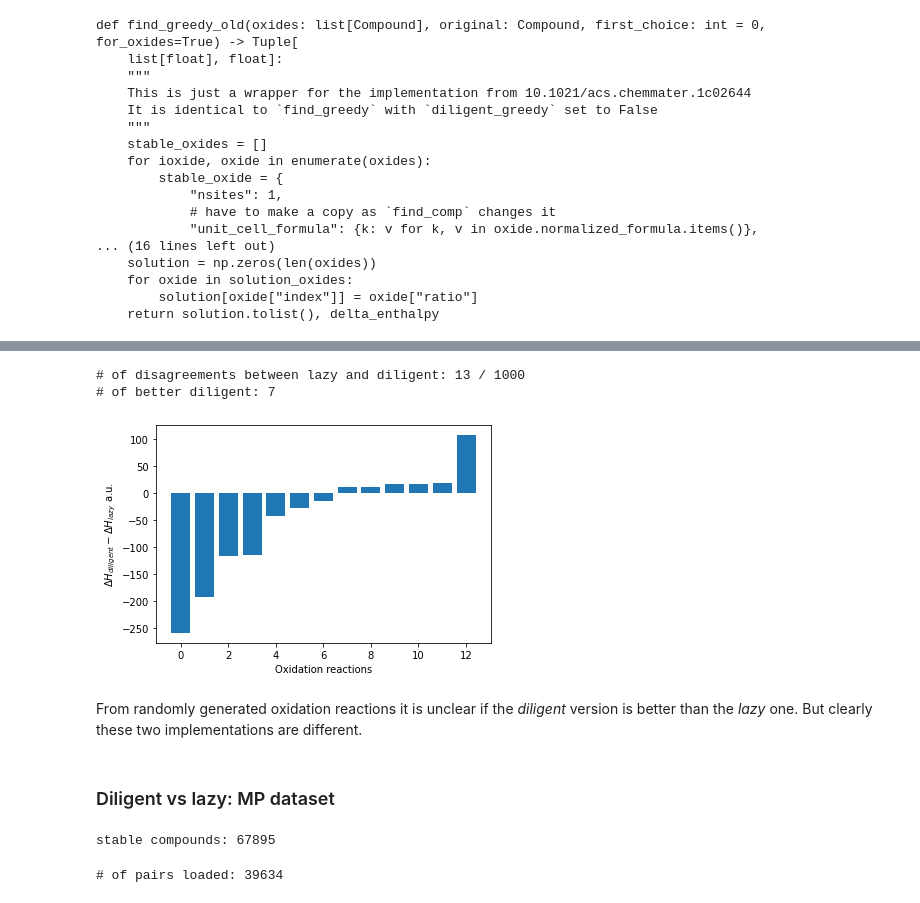
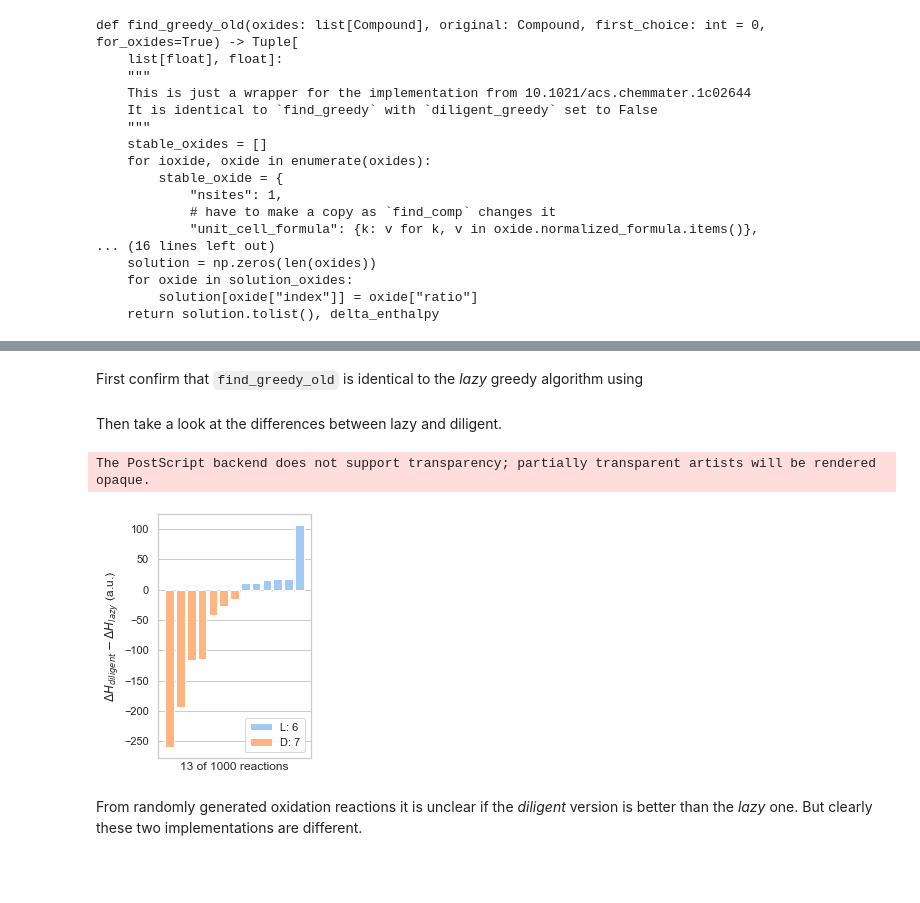
Before and after one commit to qai222/whygreedy, a Jupyter notebook: part1.ipynb, the cells around one changed output, grey strips where cells are left out. Saved outputs shown, nothing was run; the diff lists cells and outputs as text; code cells hidden in the pictures; blank space fills up the shorter version.

```diff
--- a/part1.ipynb
+++ b/part1.ipynb
@@ -133,23 +216,2 @@ def calculate_diligent_vs_lazy_oxides(pair: list[Compound, list[Compound]]):
-# %%
-def visualize_diligent_vs_lazy(records, yunit="eV/atom"):
-    nonzerodh_diff = []
-    for i, record in enumerate(records):
-        dh_old = record["dh_old"]
-        dh_lazy = record["dh_lazy"]
-        dh_diligent = record["dh_diligent"]
-        if not is_close_to_zero(dh_diligent - dh_old):
-            nonzerodh_diff.append(dh_diligent - dh_old)
-    fig, ax = plt.subplots()
-    ax.bar(range(len(nonzerodh_diff)), sorted(nonzerodh_diff))
-    ax.set_xlabel("Oxidation reactions")
-    ax.set_ylabel(r"$\Delta H_{diligent} - \Delta H_{lazy}$" + " {}".format(yunit))
-    print("# of disagreements between lazy and diligent:", len(nonzerodh_diff), "/", len(records))
-    print("# of better diligent:", len([diff for diff in nonzerodh_diff if diff < 0]))
-    return fig
-
-fig = visualize_diligent_vs_lazy(records_random_diligent_vs_lazy, yunit="a.u.")
-fig.savefig("data/float/diligent_vs_lazy_random.eps")
-# %% [output]
-# of disagreements between lazy and diligent: 13 / 1000
-# of better diligent: 7
-[figure, removed]
+# %% [markdown]
+First confirm that `find_greedy_old` is identical to the *lazy* greedy algorithm using
@@ -156,12 +224,43 @@ fig.savefig("data/float/diligent_vs_lazy_random.eps")
+# %% [markdown]
+Then take a look at the differences between lazy and diligent.
+# %%
+def nonzero_diff(records: list[dict], field1="dh_diligent", field2="dh_old"):
+    diff = []
+    for i, record in enumerate(records):
+        dh_1 = record[field1]
+        dh_2 = record[field2]
+        if not is_close_to_zero(dh_1 - dh_2):
+            diff.append(dh_1 - dh_2)
+    return diff
+
+def plot_diligent_vs_lazy_bar(diff, ntotal):
+    fig, ax = plt.subplots(figsize=(3.3, 4))
+    x_positive = []
+    x_negative = []
+    y_positive = []
+    y_negative = []
+    for x, y in zip(range(len(diff)), sorted(diff)):
+        if y > 0:
+            y_positive.append(y)
+            x_positive.append(x)
+        else:
+            y_negative.append(y)
+            x_negative.append(x)
+    ax.bar(x_positive, y_positive, label="L: {}".format(len(y_positive)))
+    ax.bar(x_negative, y_negative, label="D: {}".format(len(y_negative)))
+    ax.set_xticks([])
+    ax.set_xlabel("{} of {} reactions".format(len(diff), ntotal))
+    ax.set_ylabel(r"$\Delta H_{diligent} - \Delta H_{lazy}$ (a.u.)")
+    ax.legend(loc="lower right")
+    return fig
+
+diff_random_diligent_vs_lazy = nonzero_diff(records_random_diligent_vs_lazy)
+fig = plot_diligent_vs_lazy_bar(diff_random_diligent_vs_lazy, len(records_random_diligent_vs_lazy))
+fig.tight_layout()
+fig.savefig("data/float/diligent_vs_lazy_random.eps")
+# %% [output]
+The PostScript backend does not support transparency; partially transparent artists will be rendered opaque.
+[figure, added]
 # %% [markdown]
 From randomly generated oxidation reactions it is unclear if the *diligent* version is better than the *lazy* one.
 But clearly these two implementations are different.
-# %% [markdown]
-### Diligent vs lazy: MP dataset
-# %%
-# load the MP dataset as a list of (non_oxide, oxide_list), only stable compounds are included
-# should take < 30s
-mp_pairs = load_mp_oxide_pairs()
-# %% [output]
-stable compounds: 67895
-# of pairs loaded: 39634
```
Also changed, not shown: parts of 49 cells of this notebook, 11 other files.
